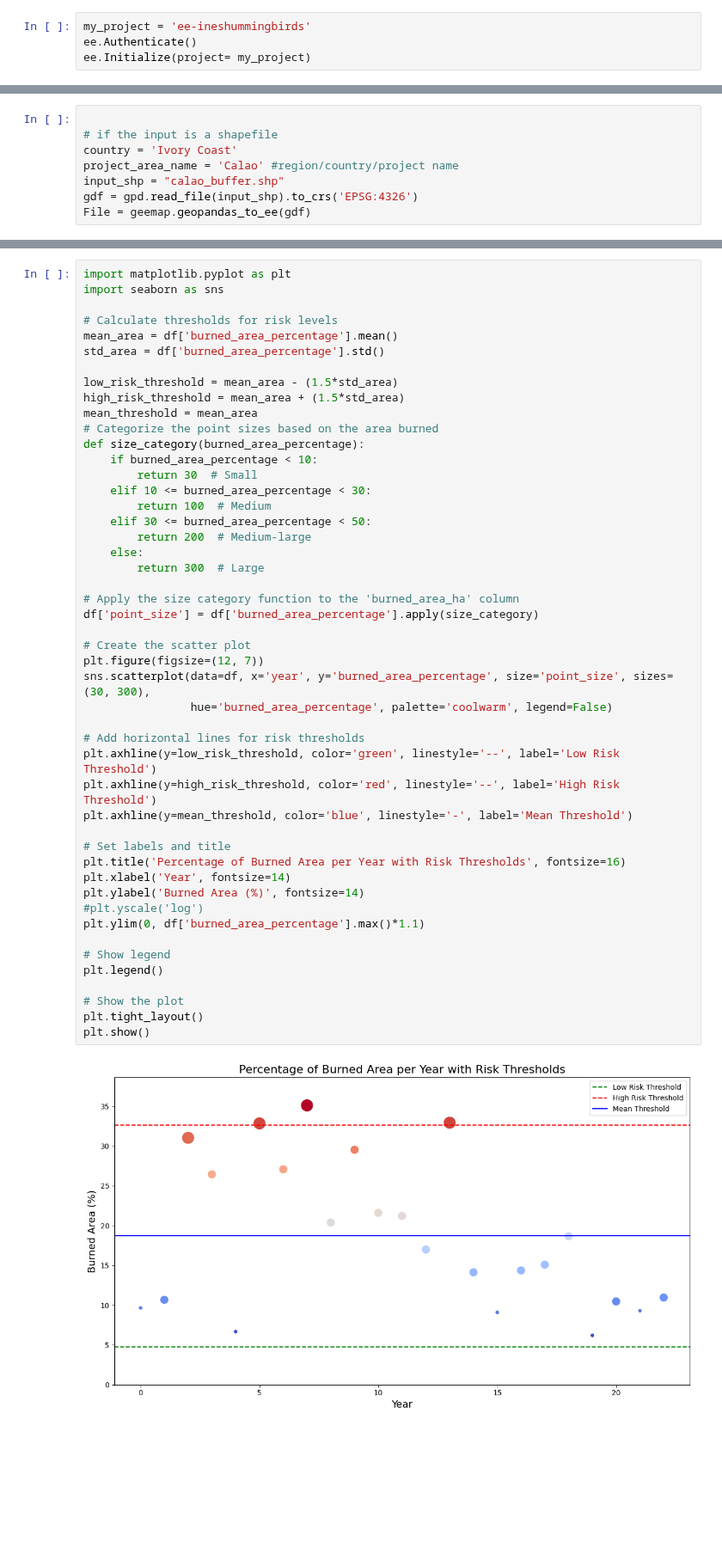
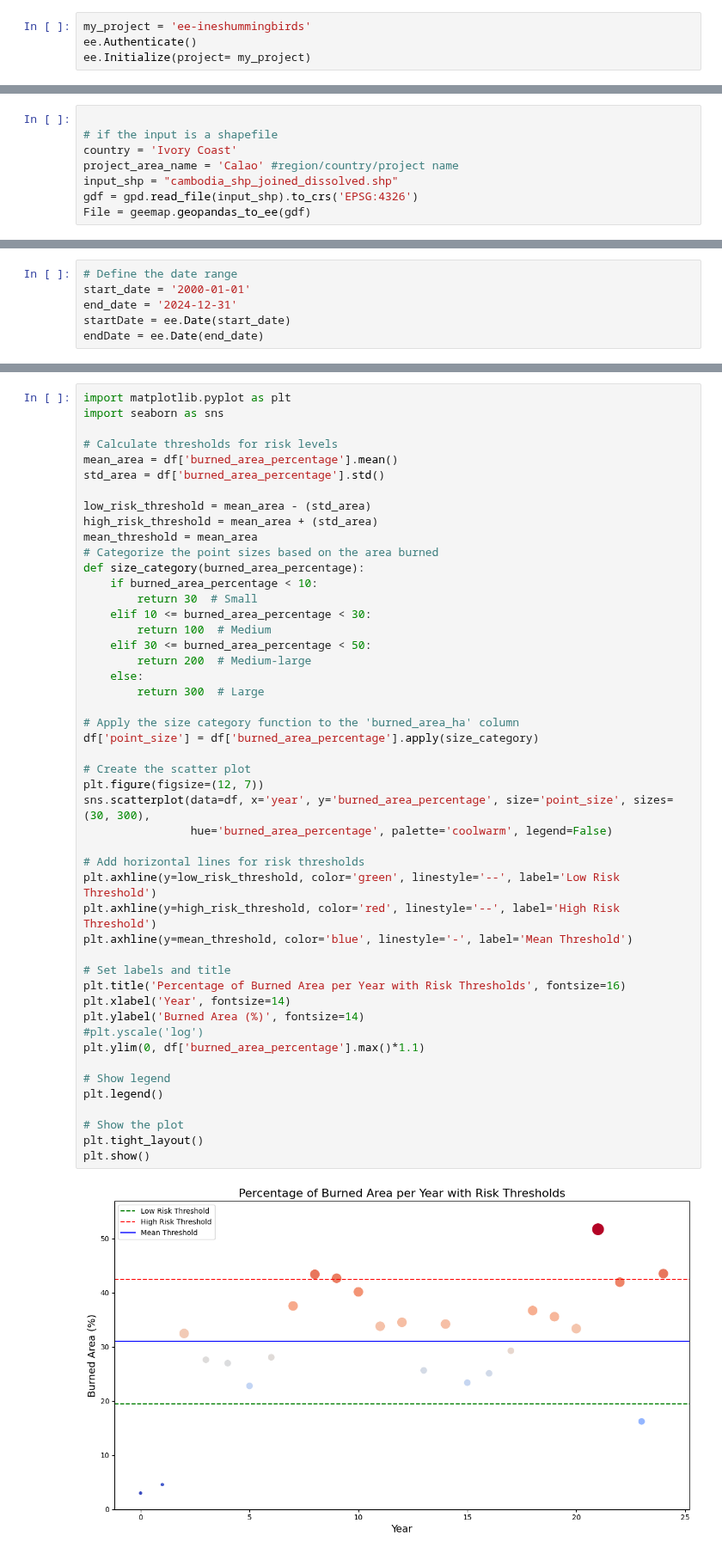
Before and after one commit to inesbsilveira/hummingbirds, a Jupyter notebook: wildfires_risk_class.ipynb, the cells around one changed output, grey strips where cells are left out. Shown at 86% size. Drawn from its saved outputs; the diff is of its cells as text; blank space fills up the shorter version.

```diff
--- a/wildfires_risk_class.ipynb
+++ b/wildfires_risk_class.ipynb
@@ -24,6 +68,6 @@ ee.Initialize(project= my_project)
 # if the input is a shapefile
 country = 'Ivory Coast'
 project_area_name = 'Calao' #region/country/project name
-input_shp = "calao_buffer.shp"
+input_shp = "cambodia_shp_joined_dissolved.shp"
 gdf = gpd.read_file(input_shp).to_crs('EPSG:4326')
 File = geemap.geopandas_to_ee(gdf)
@@ -88,0 +74,6 @@ Area (ha) burned forest by year:
+# %%
+# Define the date range
+start_date = '2000-01-01'
+end_date = '2024-12-31'
+startDate = ee.Date(start_date)
+endDate = ee.Date(end_date)
@@ -235,8 +242,8 @@ import seaborn as sns
 mean_area = df['burned_area_percentage'].mean()
 std_area = df['burned_area_percentage'].std()
 
-low_risk_threshold = mean_area - (1.5*std_area)
-high_risk_threshold = mean_area + (1.5*std_area)
+low_risk_threshold = mean_area - (std_area)
+high_risk_threshold = mean_area + (std_area)
 mean_threshold = mean_area
 # Categorize the point sizes based on the area burned
 def size_category(burned_area_percentage):
@@ -249,31 +256,31 @@ def size_category(burned_area_percentage):
     else:
         return 300  # Large
 
 # Apply the size category function to the 'burned_area_ha' column
 df['point_size'] = df['burned_area_percentage'].apply(size_category)
 
 # Create the scatter plot
 plt.figure(figsize=(12, 7))
 sns.scatterplot(data=df, x='year', y='burned_area_percentage', size='point_size', sizes=(30, 300),
                 hue='burned_area_percentage', palette='coolwarm', legend=False)
 
 # Add horizontal lines for risk thresholds
 plt.axhline(y=low_risk_threshold, color='green', linestyle='--', label='Low Risk Threshold')
 plt.axhline(y=high_risk_threshold, color='red', linestyle='--', label='High Risk Threshold')
 plt.axhline(y=mean_threshold, color='blue', linestyle='-', label='Mean Threshold')
 
 # Set labels and title
 plt.title('Percentage of Burned Area per Year with Risk Thresholds', fontsize=16)
 plt.xlabel('Year', fontsize=14)
 plt.ylabel('Burned Area (%)', fontsize=14)
 #plt.yscale('log')
 plt.ylim(0, df['burned_area_percentage'].max()*1.1)
 
 # Show legend
 plt.legend()
 
 # Show the plot
 plt.tight_layout()
 plt.show()
 # %% [output]
-[figure, old version]
+[figure, new version]
```
Also changed, not shown: parts of 13 cells of this notebook.
